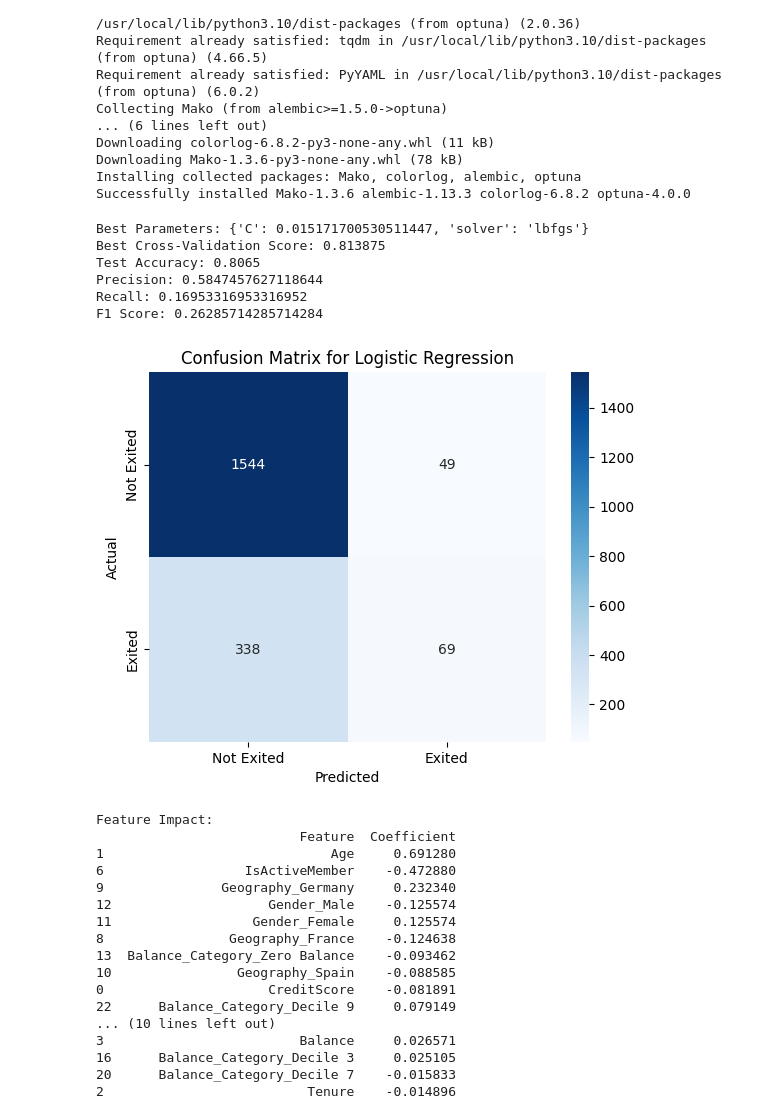
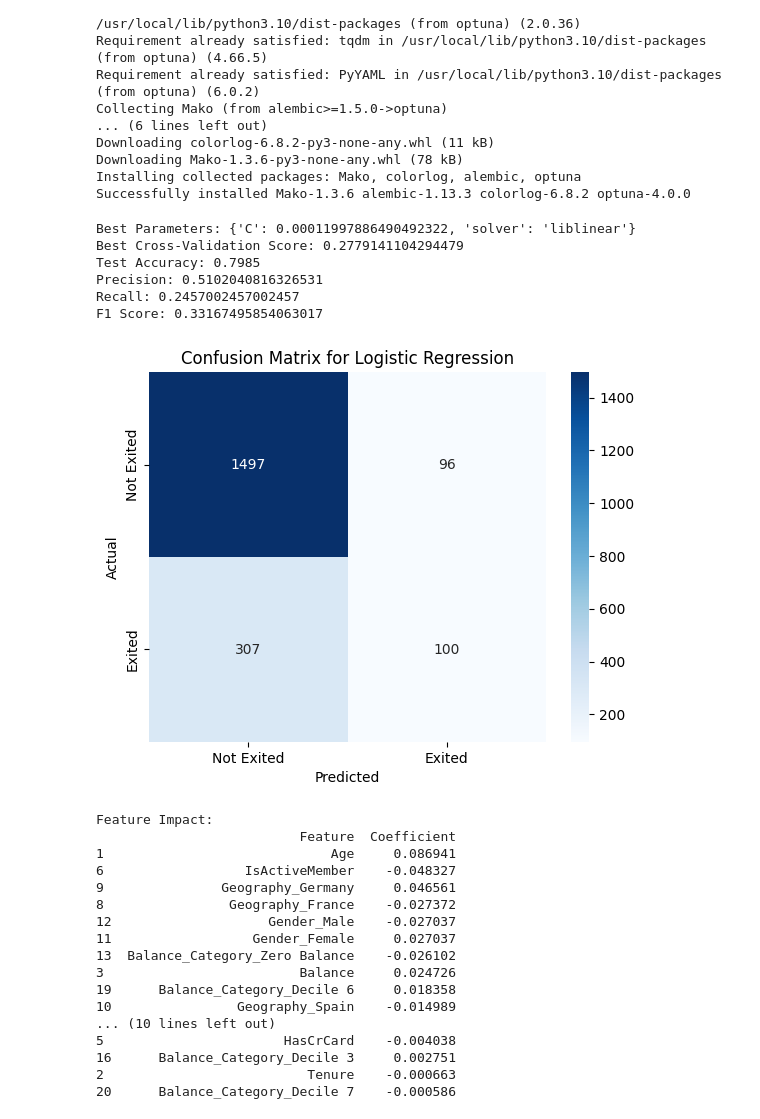
Before and after one commit to manor-s/DS-course-project-4, a Jupyter notebook: Classification_Project_Manor.ipynb, the cells around one changed output. Drawn from its saved outputs; the diff is of its cells as text; code cells hidden in the pictures.

```diff
--- a/Classification_Project_Manor.ipynb
+++ b/Classification_Project_Manor.ipynb
@@ -148,6 +148,8 @@ Downloading Mako-1.3.6-py3-none-any.whl (78 kB)
 Installing collected packages: Mako, colorlog, alembic, optuna
 Successfully installed Mako-1.3.6 alembic-1.13.3 colorlog-6.8.2 optuna-4.0.0
 # %%
+# logistic regression
+
 import optuna
 import logging
 from sklearn.linear_model import LogisticRegression
@@ -175,7 +177,7 @@ def objective(trial):
   ])
 
   # Perform cross-validation and return the mean accuracy score
-  score = cross_val_score(model, X_train, y_train, cv=5, scoring='accuracy').mean()
+  score = cross_val_score(model, X_train, y_train, cv=5, scoring='recall').mean()
   return score
 
 # Create the Optuna study and optimize
@@ -198,54 +200,54 @@ y_pred = best_model.predict(X_test)
 accuracy = accuracy_score(y_test, y_pred)
 precision = precision_score(y_test, y_pred)
 recall = recall_score(y_test, y_pred)
 f1 = f1_score(y_test, y_pred)
 
 # Print evaluation results
 print("Test Accuracy:", accuracy)
 print("Precision:", precision)
 print("Recall:", recall)
 print("F1 Score:", f1)
 
 # Confusion Matrix
 cm = confusion_matrix(y_test, y_pred)
 sns.heatmap(cm, annot=True, fmt='d', cmap='Blues', xticklabels=['Not Exited', 'Exited'], yticklabels=['Not Exited', 'Exited'])
 plt.xlabel('Predicted')
 plt.ylabel('Actual')
 plt.title('Confusion Matrix for Logistic Regression')
 plt.show()
 
 # Evaluate the impact of each variable
 # Extract the coefficients and match them to feature names
 coefficients = best_model.named_steps['log_reg'].coef_[0]
 feature_importance = pd.DataFrame({'Feature': X_train.columns, 'Coefficient': coefficients})
 feature_importance['Abs_Coefficient'] = feature_importance['Coefficient'].abs()
 feature_importance = feature_importance.sort_values(by='Abs_Coefficient', ascending=False)
 
 # Display feature impact
 print("\nFeature Impact:")
 print(feature_importance[['Feature', 'Coefficient']])
 # %% [output]
-Best Parameters: {'C': 0.015171700530511447, 'solver': 'lbfgs'}
-Best Cross-Validation Score: 0.813875
-Test Accuracy: 0.8065
-Precision: 0.5847457627118644
-Recall: 0.16953316953316952
-F1 Score: 0.26285714285714284
+Best Parameters: {'C': 0.00011997886490492322, 'solver': 'liblinear'}
+Best Cross-Validation Score: 0.2779141104294479
+Test Accuracy: 0.7985
+Precision: 0.5102040816326531
+Recall: 0.2457002457002457
+F1 Score: 0.33167495854063017
-[figure, old version]
+[figure, new version]
 Feature Impact:
                           Feature  Coefficient
-1                             Age     0.691280
-6                  IsActiveMember    -0.472880
-9               Geography_Germany     0.232340
-12                    Gender_Male    -0.125574
-11                  Gender_Female     0.125574
-8                Geography_France    -0.124638
-13  Balance_Category_Zero Balance    -0.093462
-10                Geography_Spain    -0.088585
-0                     CreditScore    -0.081891
-22      Balance_Category_Decile 9     0.079149
+1                             Age     0.086941
+6                  IsActiveMember    -0.048327
+9               Geography_Germany     0.046561
+8                Geography_France    -0.027372
+12                    Gender_Male    -0.027037
+11                  Gender_Female     0.027037
+13  Balance_Category_Zero Balance    -0.026102
+3                         Balance     0.024726
+19      Balance_Category_Decile 6     0.018358
+10                Geography_Spain    -0.014989
 ... (10 lines left out)
-3                         Balance     0.026571
-16      Balance_Category_Decile 3     0.025105
-20      Balance_Category_Decile 7    -0.015833
-2                          Tenure    -0.014896
+5                       HasCrCard    -0.004038
+16      Balance_Category_Decile 3     0.002751
+2                          Tenure    -0.000663
+20      Balance_Category_Decile 7    -0.000586
```
Also changed, not shown: parts of 3 cells of this notebook.
